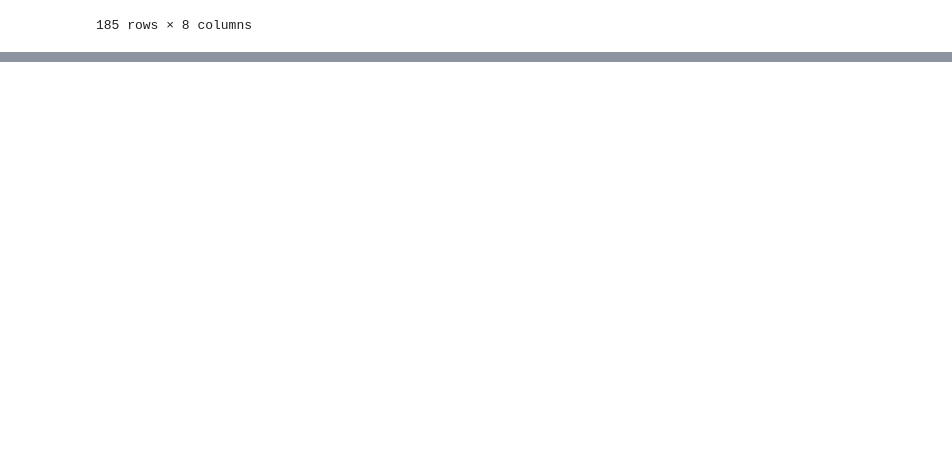
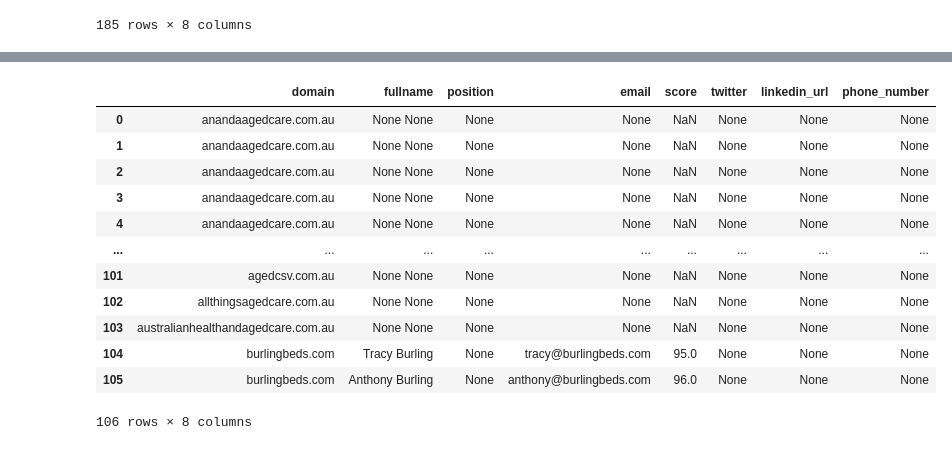
Before and after one commit to amien1410/amien-scrapers, a Jupyter notebook: Hunter_io_Leads_Scraper.ipynb, the cells around one changed output, grey strips where cells are left out. Saved outputs shown, nothing was run; the diff lists cells and outputs as text; code cells hidden in the pictures; blank space fills up the shorter version.

```diff
--- a/Hunter_io_Leads_Scraper.ipynb
+++ b/Hunter_io_Leads_Scraper.ipynb
@@ -204,8 +1117,7 @@ import time
 BASE_URL = "https://api.hunter.io/v2/domain-search"
 
 # 🔑 List of Hunter API keys
-API_KEYS = [
-]
+API_KEYS = []
 
 # 🌐 Input domains
 # domains = [
@@ -214,7 +1126,7 @@ API_KEYS = [
 #     "boltonclarke.com.au"
 # ]
 
-MAX_RETRIES_PER_DOMAIN = 5
+MAX_RETRIES_PER_DOMAIN = 3
 REQUEST_SLEEP = 1  # seconds
 
 
@@ -291,7 +1203,7 @@ def fetch_domain_leads(domain):
 if __name__ == "__main__":
     all_leads = []
 
-    for domain in domains:
+    for domain in domain2:
         leads = fetch_domain_leads(domain)
         all_leads.extend(leads)
         time.sleep(REQUEST_SLEEP)
@@ -302,5 +1214,5 @@ if __name__ == "__main__":
     print(df.head())
 
     # Optional save
-    df.to_csv("hunter_leads.csv", index=False)
+    df.to_csv("hunter_leads_part2.csv", index=False)
 # %% [output]
@@ -630,0 +2178,19 @@ df
+# %%
+import pandas as pd
+df = pd.DataFrame(final_results)
+df.to_csv("new_leads_3.csv", index=False)
+df
+# %% [output]
+|  | domain | fullname | position | email | score | twitter | linkedin_url | phone_number |
+| 0 | anandaagedcare.com.au | None None | None | None | NaN | None | None | None |
+| 1 | anandaagedcare.com.au | None None | None | None | NaN | None | None | None |
+| 2 | anandaagedcare.com.au | None None | None | None | NaN | None | None | None |
+| 3 | anandaagedcare.com.au | None None | None | None | NaN | None | None | None |
+| 4 | anandaagedcare.com.au | None None | None | None | NaN | None | None | None |
+| ... | ... | ... | ... | ... | ... | ... | ... | ... |
+| 101 | agedcsv.com.au | None None | None | None | NaN | None | None | None |
+| 102 | allthingsagedcare.com.au | None None | None | None | NaN | None | None | None |
+| 103 | australianhealthandagedcare.com.au | None None | None | None | NaN | None | None | None |
+| 104 | burlingbeds.com | Tracy Burling | None | tracy@burlingbeds.com | 95.0 | None | None | None |
+| 105 | burlingbeds.com | Anthony Burling | None | anthony@burlingbeds.com | 96.0 | None | None | None |
+106 rows × 8 columns
```
Also changed, not shown: parts of 6 cells of this notebook.
